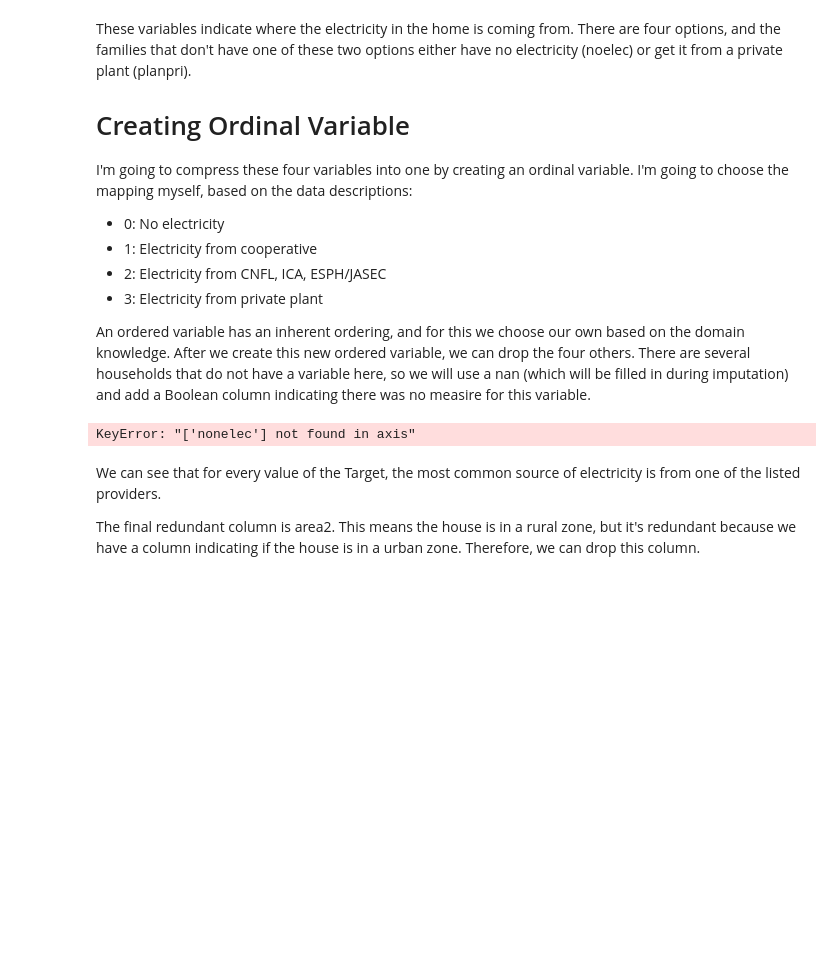
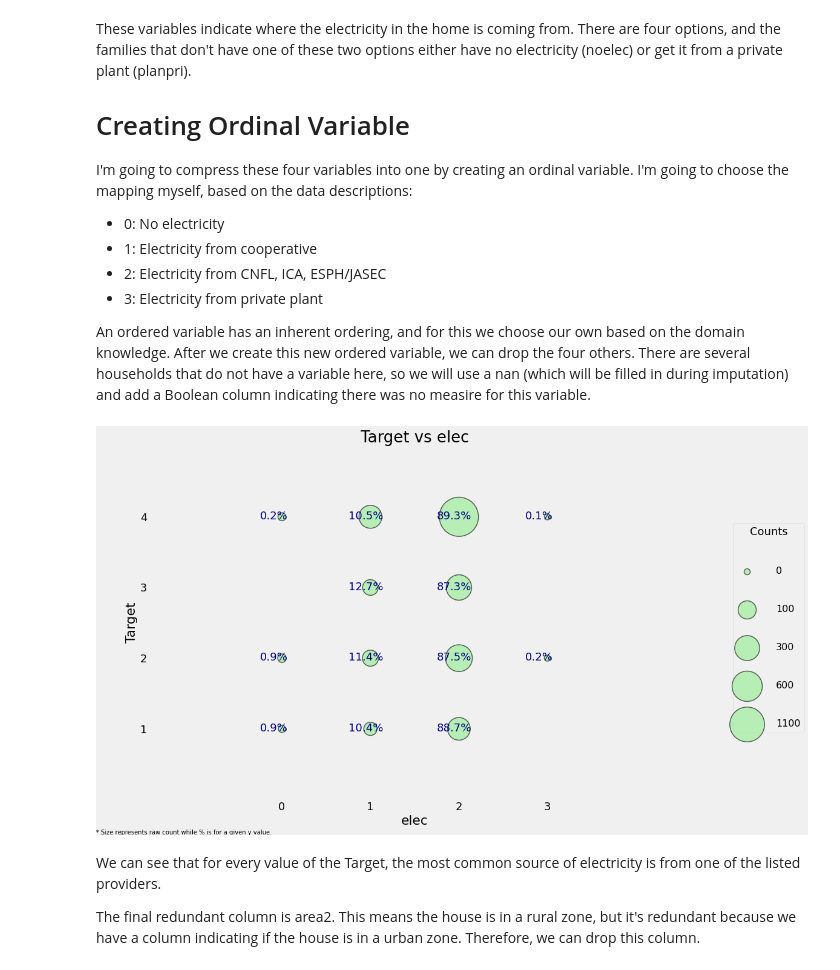
Before and after one commit to SM-Jang/kaggle, a Jupyter notebook: kaggle/household/household1.ipynb, the cells around one changed output. Cells and saved outputs as stored; diff of their text form; code cells hidden in the pictures; blank space fills up the shorter version.

```diff
--- a/kaggle/household/household1.ipynb
+++ b/kaggle/household/household1.ipynb
@@ -839,29 +826,29 @@ An ordered variable has an inherent ordering, and for this we choose our own bas
 # %%
 elec = []
 
 # Assign values
 for i, row in heads.iterrows():
     if row['noelec'] == 1:
         elec.append(0)
     elif row['coopele'] == 1:
         elec.append(1)
     elif row['public'] == 1:
         elec.append(2)
     elif row['planpri'] == 1:
         elec.append(3)
     else:
         elec.append(np.nan)
 
 
 # Record the new variable and missing flag
 heads['elec'] = elec
 heads['elec-missing'] = heads['elec'].isnull()
 
 # Remove the electricity columns
-heads = heads.drop(columns = ['nonelec', 'coopele', 'public', 'planpri'])
+# heads = heads.drop(columns = ['nonelec', 'coopele', 'public', 'planpri'])
 plot_categoricals('elec', 'Target', heads)
 # %% [output]
-KeyError: "['nonelec'] not found in axis"
+[figure, added]
 # %% [markdown]
 We can see that for every value of the Target, the most common source of electricity is from one of the listed providers.
 
```
Also changed, not shown: parts of 40 cells of this notebook.
